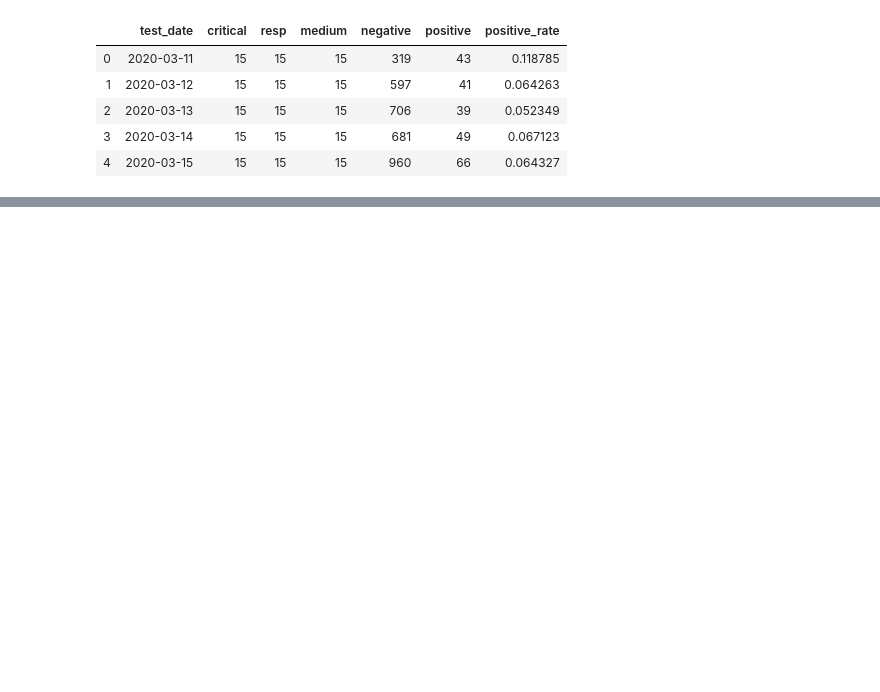
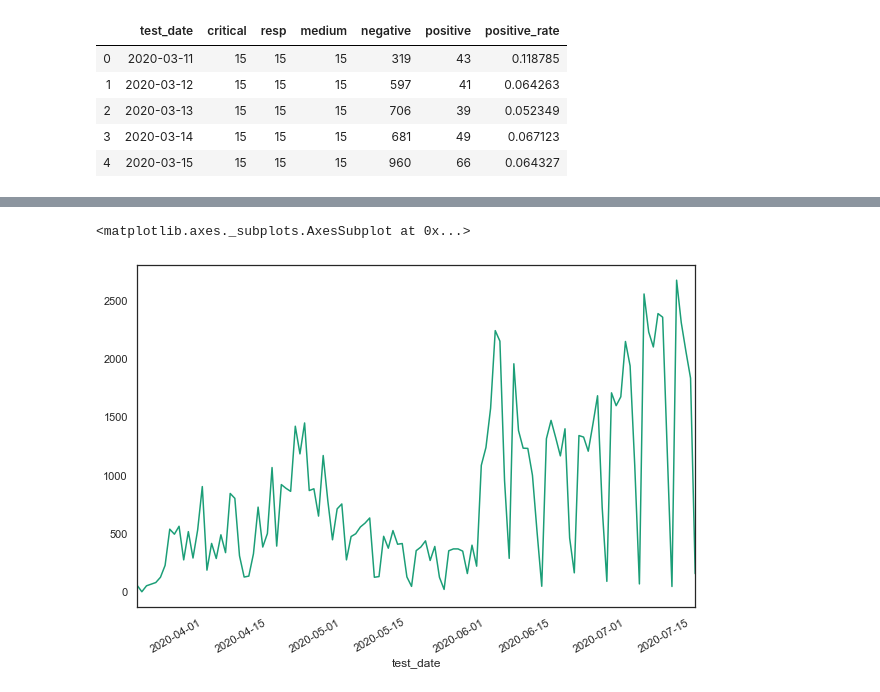
Before and after one commit to cjer/covid, a Jupyter notebook: israel_covid.ipynb, the cells around one changed output, grey strips where cells are left out. Cells and saved outputs as stored; diff of their text form; code cells hidden in the pictures; blank space fills up the shorter version.

```diff
--- a/israel_covid.ipynb
+++ b/israel_covid.ipynb
@@ -486,0 +535,5 @@ alt.layer(c1, c2).properties(title='Positive rate (smoothed, 7d) vs. critical ho
+# %%
+bdi[(bdi.lab_id==21)].groupby('test_date').size().plot(figsize=(10,7))
+# %% [output]
+<matplotlib.axes._subplots.AxesSubplot at 0x...>
+[figure, added]
```
Also changed, not shown: parts of 46 cells of this notebook, 11 other files.
